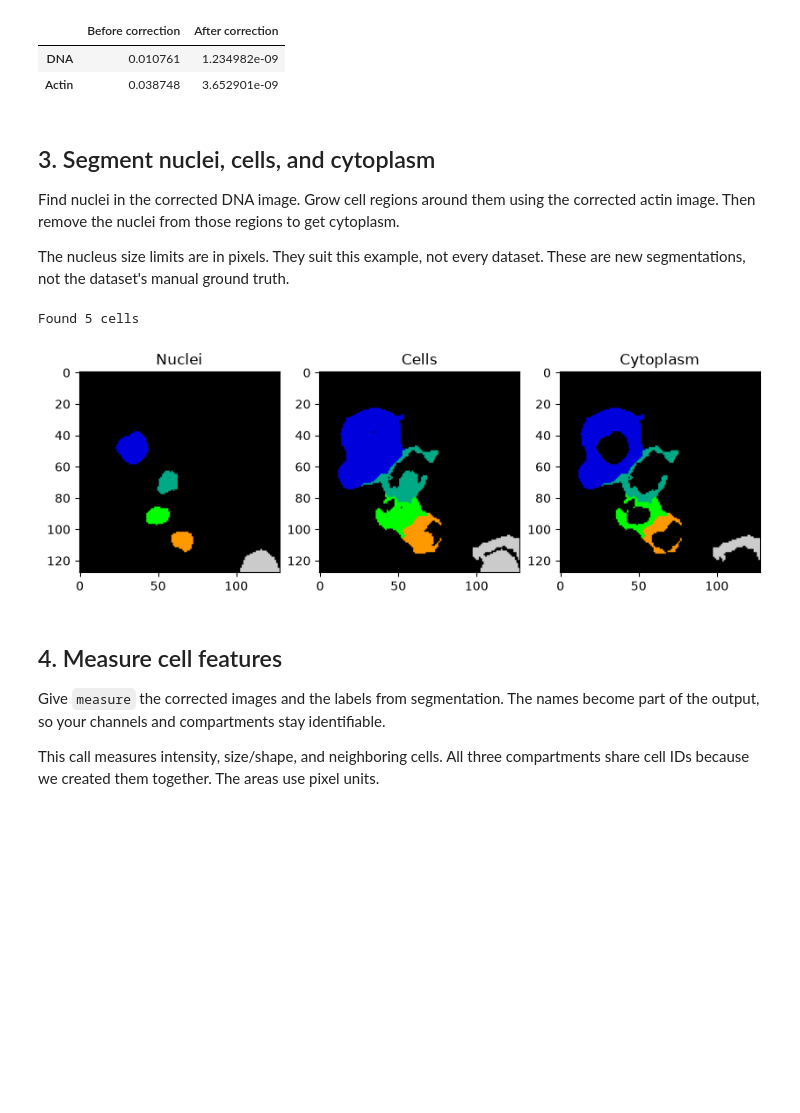
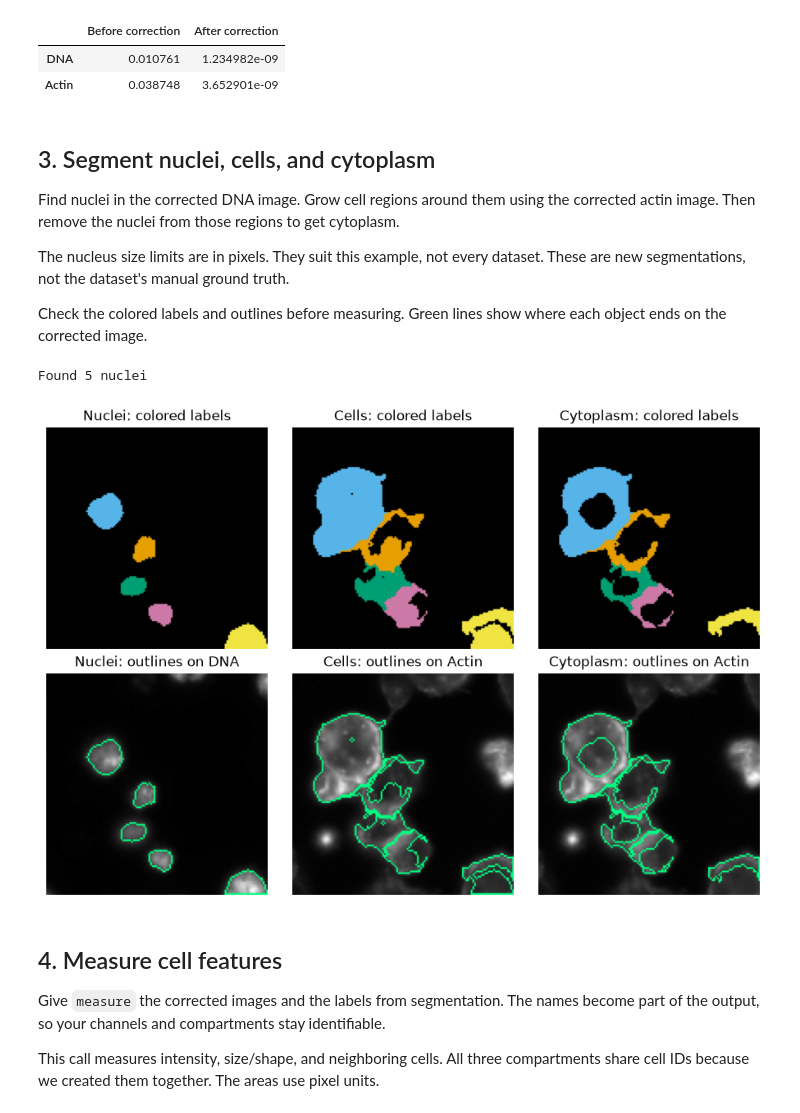
Before and after one commit to WayScience/cp-anywhere, a Jupyter notebook: docs/src/cell-profiling-anywhere.ipynb, the cells around one changed output. Cells and saved outputs as stored; diff of their text form; code cells hidden in the pictures; blank space fills up the shorter version.

```diff
--- a/docs/src/cell-profiling-anywhere.ipynb
+++ b/docs/src/cell-profiling-anywhere.ipynb
@@ -133,6 +133,8 @@ Then remove the nuclei from those regions to get cytoplasm.
 
 The nucleus size limits are in pixels. They suit this example, not every dataset.
 These are new segmentations, not the dataset's manual ground truth.
+
+Check the colored labels and outlines before measuring. Green lines show where each object ends on the corrected image.
 # %%
 nuclei = cp.identify_primary_objects(
     dna_corrected,
@@ -147,20 +149,27 @@ cytoplasm = cp.identify_tertiary_objects(
     shrink_primary=False,
 )
 
-print(f"Found {nuclei.object_count} cells")
+print(f"Found {nuclei.object_count} nuclei")
 # %% [output]
-Found 5 cells
+Found 5 nuclei
 # %%
-fig, axes = plt.subplots(1, 3, figsize=(10, 3))
-axes[0].imshow(nuclei.labels, cmap="nipy_spectral")
-axes[0].set_title("Nuclei")
-axes[1].imshow(cells.labels, cmap="nipy_spectral")
-axes[1].set_title("Cells")
-axes[2].imshow(cytoplasm.labels, cmap="nipy_spectral")
-axes[2].set_title("Cytoplasm")
+fig, axes = plt.subplots(2, 3, figsize=(9, 6), layout="constrained")
+for column, (name, labels, image, channel) in enumerate(
+    [
+        ("Nuclei", nuclei.labels, dna_corrected, "DNA"),
+        ("Cells", cells.labels, actin_corrected, "Actin"),
+        ("Cytoplasm", cytoplasm.labels, actin_corrected, "Actin"),
+    ]
+):
+    axes[0, column].imshow(cp.preview_segmentation(labels, mode="labels"))
+    axes[0, column].set_title(f"{name}: colored labels")
+    axes[1, column].imshow(cp.preview_segmentation(labels, image))
+    axes[1, column].set_title(f"{name}: outlines on {channel}")
+    axes[0, column].set_axis_off()
+    axes[1, column].set_axis_off()
 plt.show()
 # %% [output]
-[figure, old version]
+[figure, new version]
 # %% [markdown]
 ## 4. Measure cell features
 
```
Also changed, not shown: parts of 2 cells of this notebook, 7 other files.
